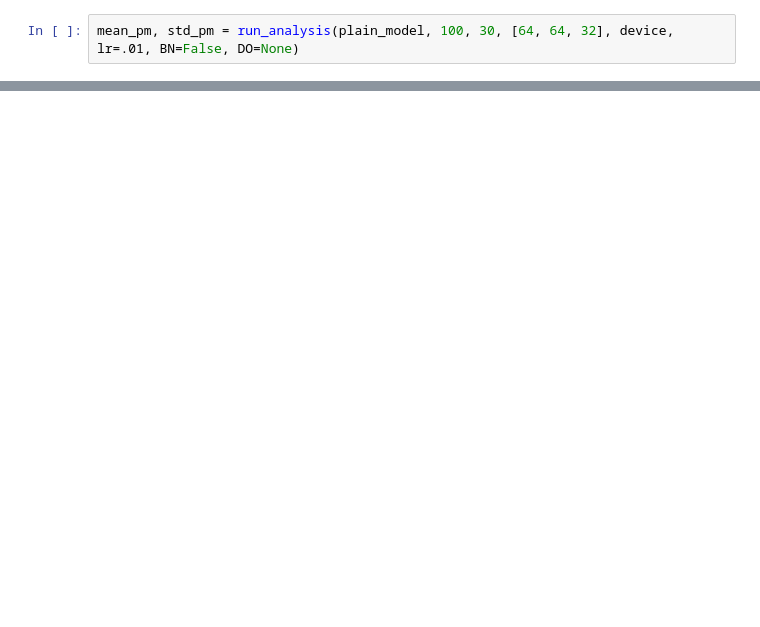
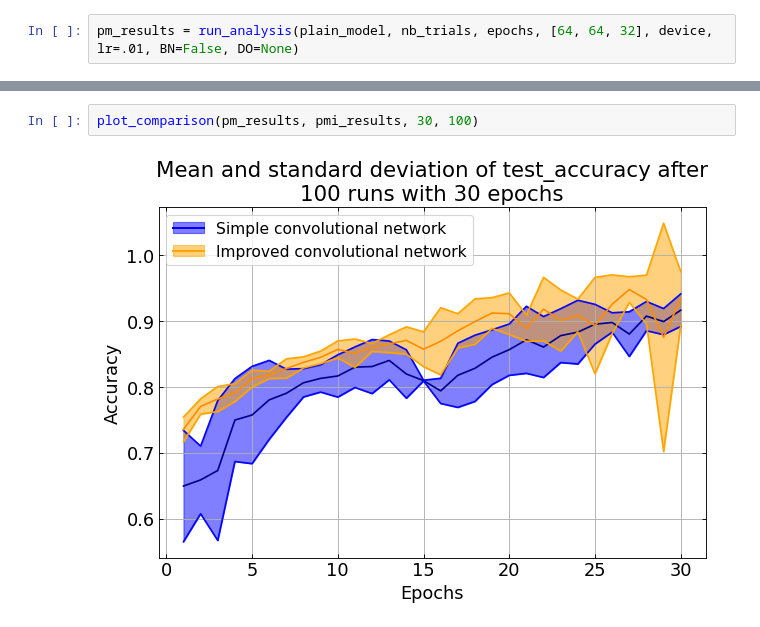
Before and after one commit to I-am-Rudi/DL_FinalProject, a Jupyter notebook: Project_1/main.ipynb, the cells around one changed output, grey strips where cells are left out. Drawn from its saved outputs; the diff is of its cells as text; blank space fills up the shorter version.

```diff
--- a/Project_1/main.ipynb
+++ b/Project_1/main.ipynb
@@ -25,2 +29,2 @@ Using cpu device for all tensor calculations.
 # %%
-mean_pm, std_pm = run_analysis(plain_model, 100, 30, [64, 64, 32], device, lr=.01, BN=False, DO=None)
+pm_results = run_analysis(plain_model, nb_trials, epochs, [64, 64, 32], device, lr=.01, BN=False, DO=None)
@@ -62,0 +99,4 @@ KeyboardInterrupt:
+# %%
+plot_comparison(pm_results, pmi_results, 30, 100)
+# %% [output]
+[figure, added]
```
Also changed, not shown: parts of 6 cells of this notebook, 3 other files.
